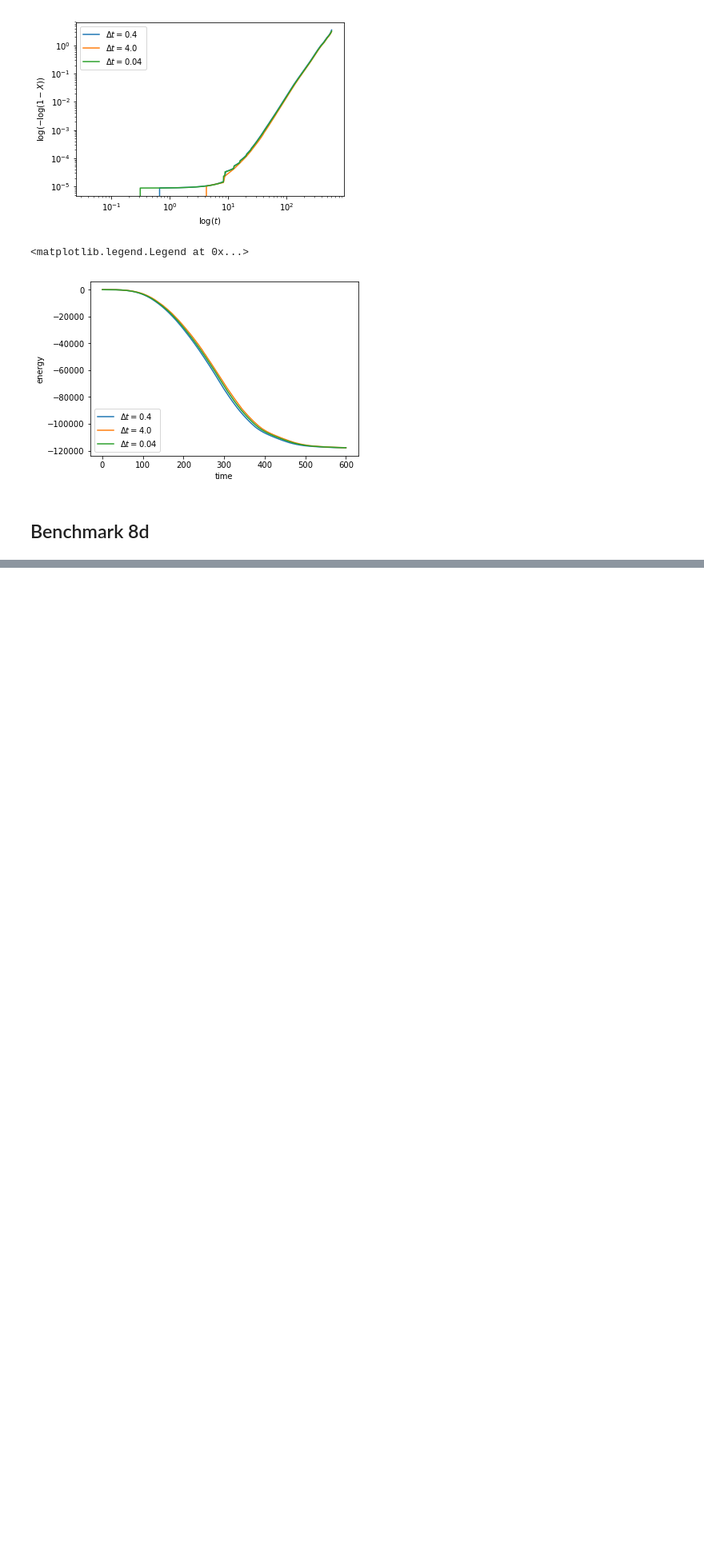
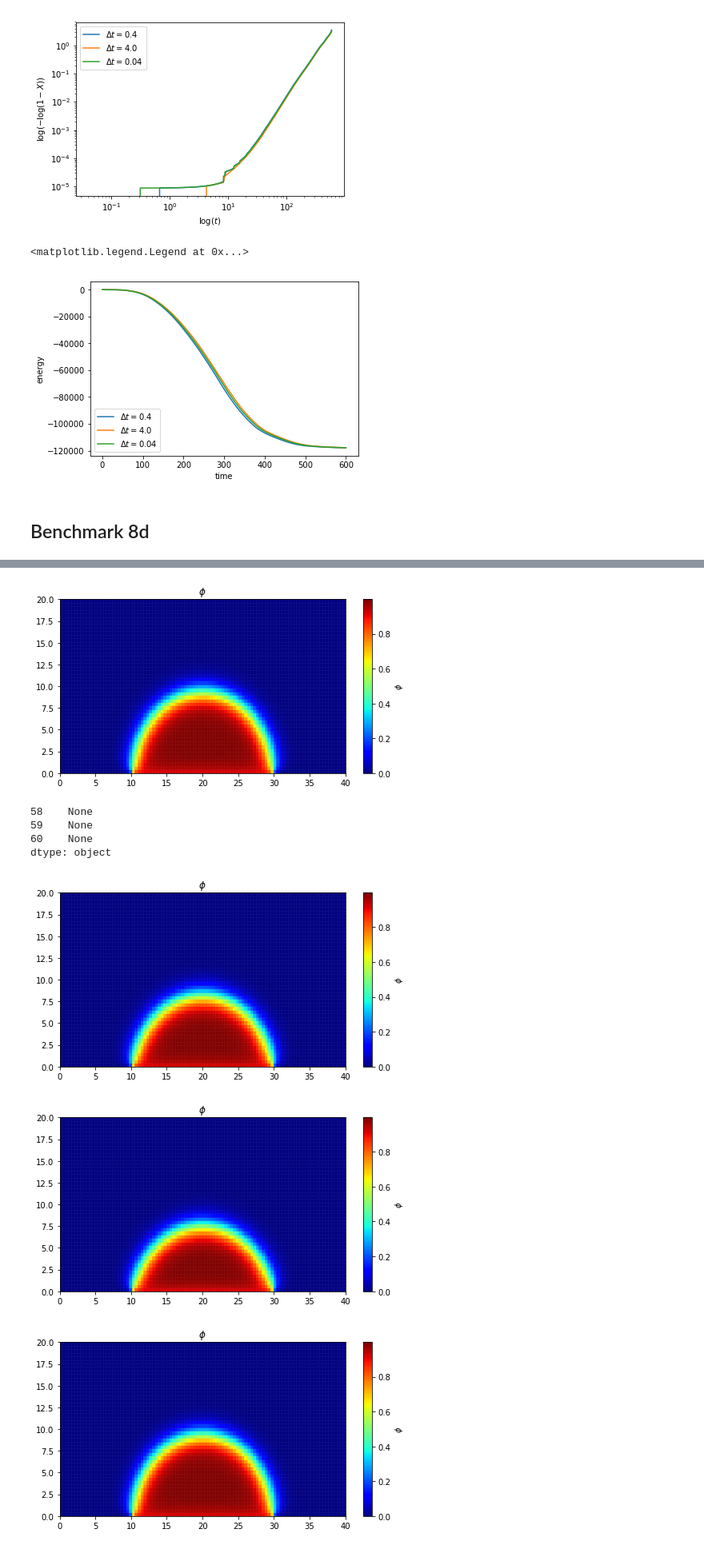
Before and after one commit to guyer/phasefieldbenchmark-8, a Jupyter notebook: analysis.ipynb, the cells around one changed output, grey strips where cells are left out. Shown at 80% size. Saved outputs shown, nothing was run; the diff lists cells and outputs as text; code cells hidden in the pictures; blank space fills up the shorter version.

```diff
--- a/analysis.ipynb
+++ b/analysis.ipynb
@@ -622,0 +694,3 @@ total 24
+# %%
+bm8d_dt0_01 = df[(df['main_file'] == 'benchmark8d.py') & (df['--dt'] == 0.01)]
+bm8d_dt0_01[['label', 'timestamp', 'duration', 'tags', '--Lx', '--Ly', '--dx', '--dt', '--factor', '--restart']]
@@ -622,0 +702,11 @@ total 24
+# %%
+bm8d_dt0_01.apply(plot_phi, axis=1, timestep=2000.)
+# %% [output]
+[figure, added]
+58    None
+59    None
+60    None
+dtype: object
+[figure, added]
+[figure, added]
+[figure, added]
```
Also changed, not shown: parts of 11 cells of this notebook.
